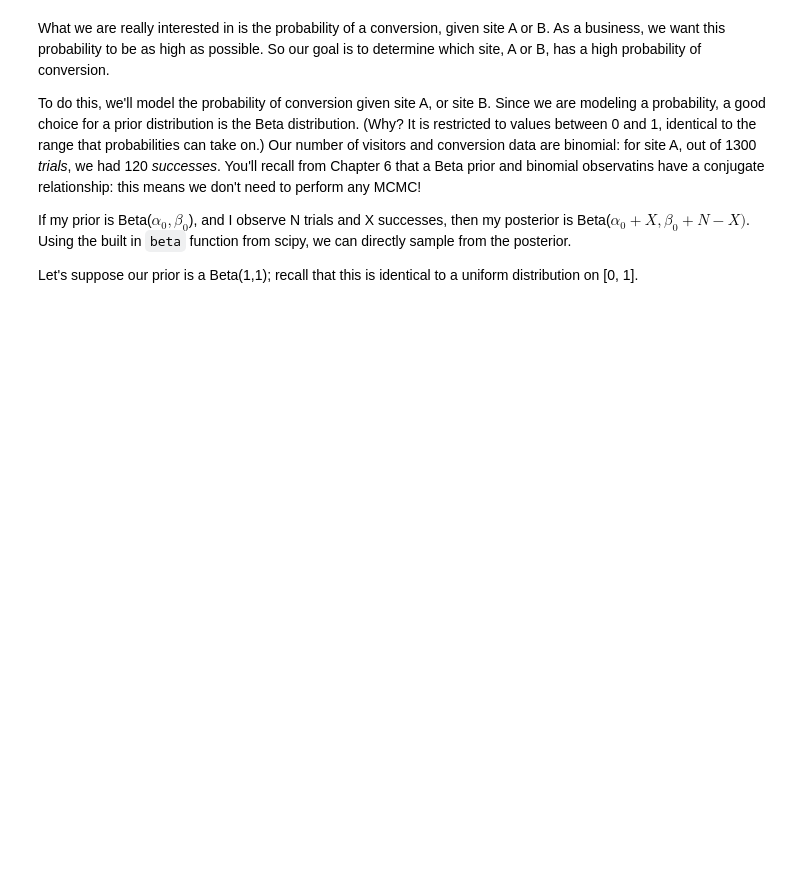
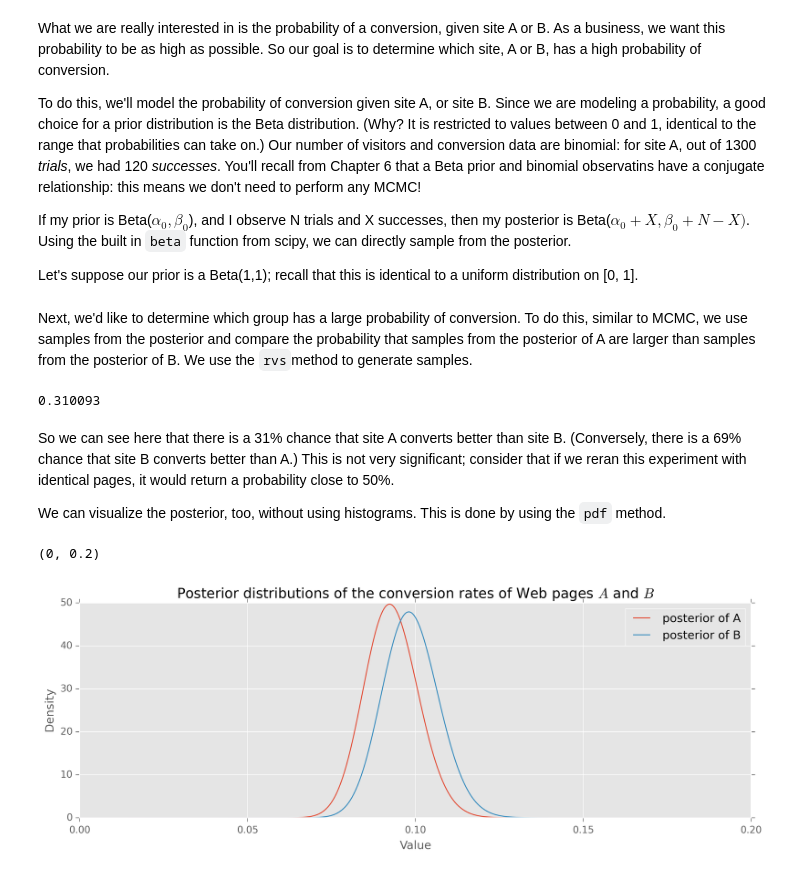
Before and after one commit to doolingdavid/Probabilistic-Programming-and-Bayesian-Methods-for-Hackers, a Jupyter notebook: ABNOTES.ipynb, the cells around one changed output. Drawn from its saved outputs; the diff is of its cells as text; code cells hidden in the pictures; blank space fills up the shorter version.

````diff
--- a/ABNOTES.ipynb
+++ b/ABNOTES.ipynb
@@ -549,3 +549,37 @@ posterior_A = beta(alpha_prior + conversions_from_A,
 
 posterior_B = beta(alpha_prior + conversions_from_B,
                   beta_prior + visitors_to_B - conversions_from_B)
+# %% [markdown]
+Next, we'd like to determine which group has a large probability of conversion. To do this, similar to MCMC, we use samples from the posterior and compare the probability that samples from the posterior of A are larger than samples from the posterior of B.
+We use the ```rvs```method to generate samples.
+# %%
+samples = 2000000 # We want this to be large to get a better approximation
+
+samples_posterior_A = posterior_A.rvs(samples)
+samples_posterior_B = posterior_B.rvs(samples)
+
+print (samples_posterior_A > samples_posterior_B).mean()
+# %% [output]
+0.310093
+# %% [markdown]
+So we can see here that there is a 31% chance that site A converts better than site B. (Conversely, there is a 69% chance that site B converts better than A.) This is not very significant; consider that if we reran this experiment with identical pages, it would return a probability close to 50%.
+
+We can visualize the posterior, too, without using histograms. This is done by using the ```pdf``` method.
+# %%
+%matplotlib inline
+from IPython.core.pylabtools import figsize
+from matplotlib import pyplot as plt
+figsize(12.5, 4)
+plt.rcParams['savefig.dpi'] = 300
+plt.rcParams['figure.dpi'] = 300
+x = np.linspace(0,1, 5000)
+plt.plot(x, posterior_A.pdf(x), label='posterior of A')
+plt.plot(x, posterior_B.pdf(x), label='posterior of B')
+plt.xlabel('Value')
+plt.ylabel('Density')
+plt.title("Posterior distributions of the conversion rates of Web pages $A$ and $B$")
+plt.legend()
+plt.xlim(0,.2)
+# %% [output]
+(0, 0.2)
+[figure, added]
````
